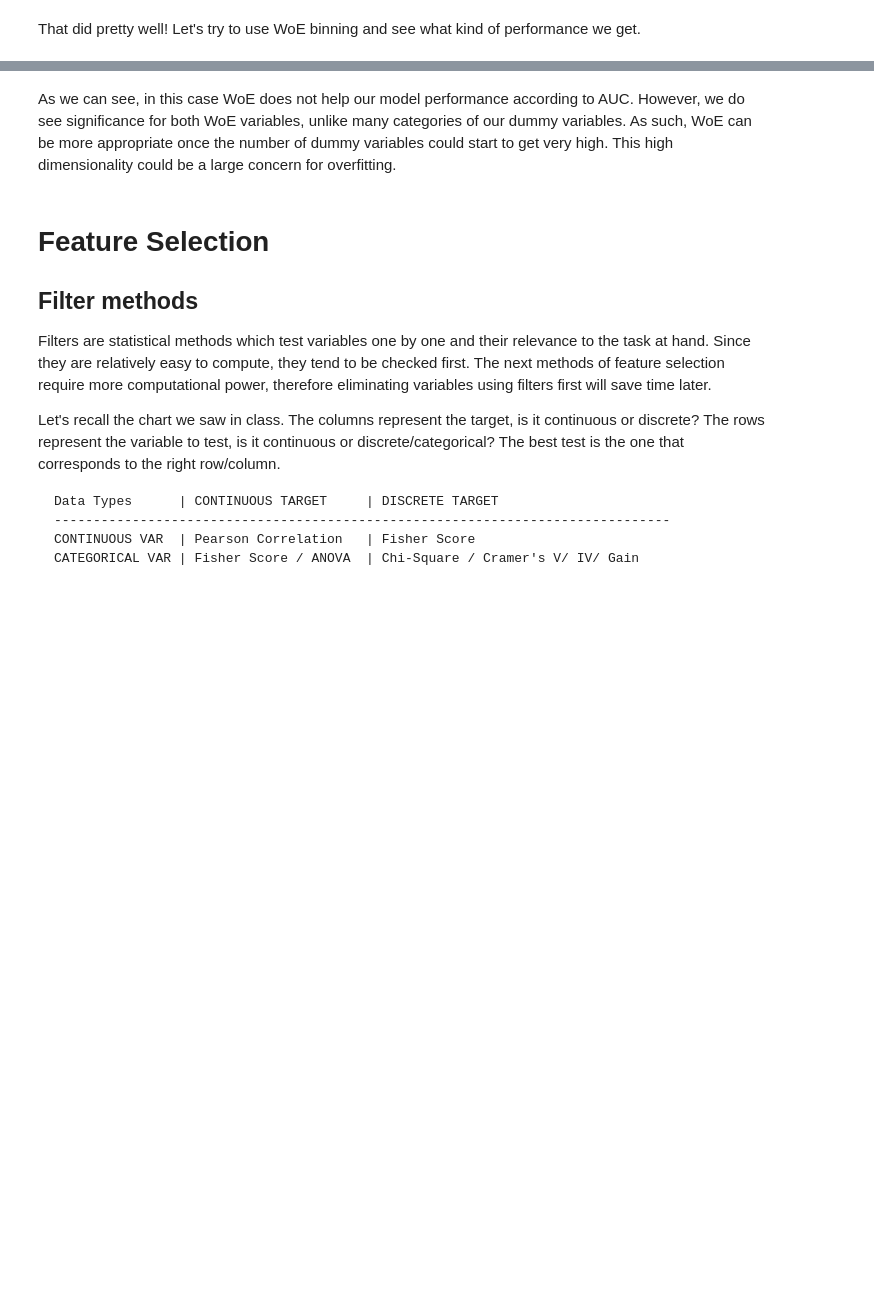
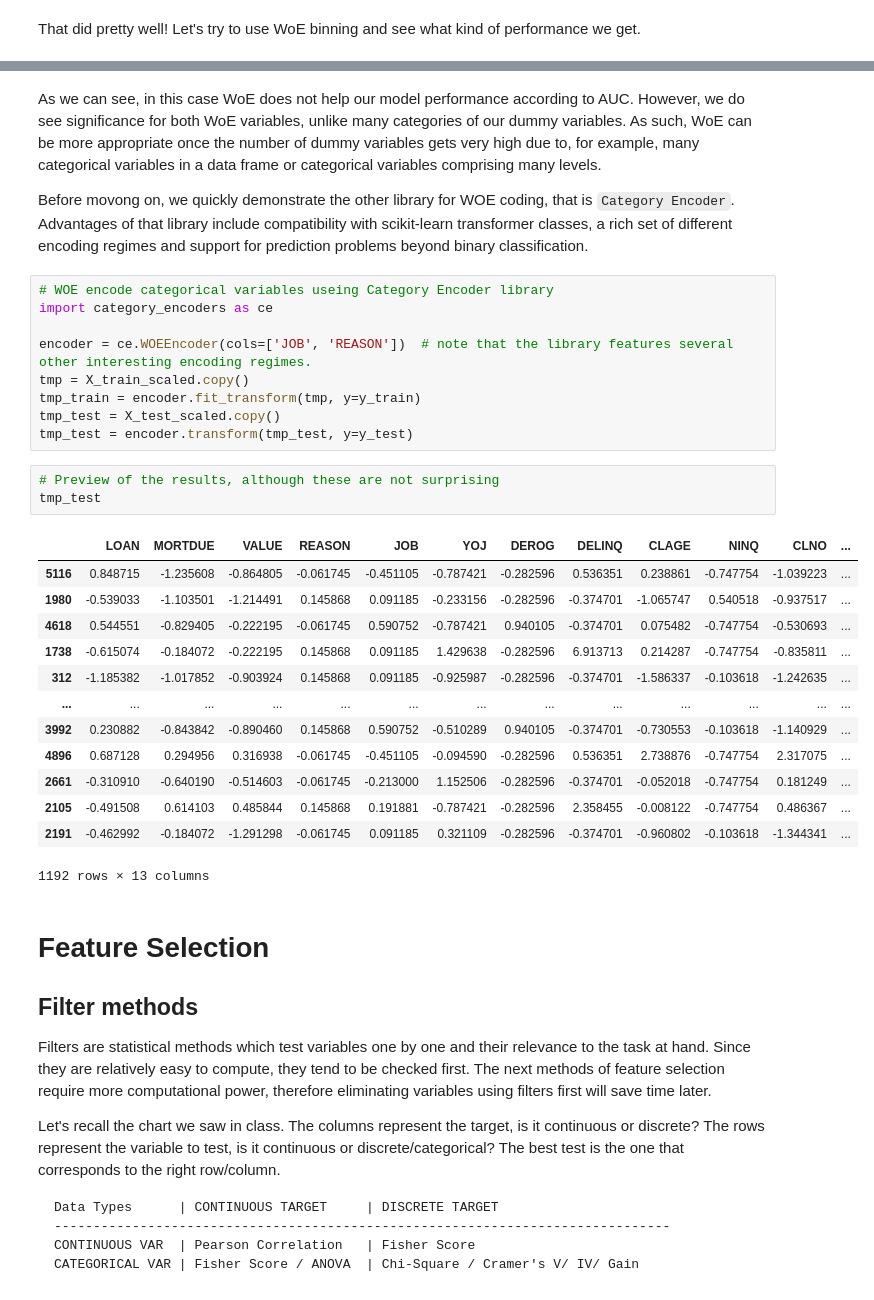
Before and after one commit to Humboldt-WI/bads, a Jupyter notebook: demo_notebooks/9_nb_feature_engineering.ipynb, the cells around one changed output, grey strips where cells are left out. Drawn from its saved outputs; the diff is of its cells as text; blank space fills up the shorter version.

Commit message:
Adding Category Encoder example

```diff
--- a/demo_notebooks/9_nb_feature_engineering.ipynb
+++ b/demo_notebooks/9_nb_feature_engineering.ipynb
@@ -732,5 +810,33 @@ roc_auc_score(y_test.sort_index(), y_pred)
 # %% [markdown]
-As we can see, in this case WoE does not help our model performance according to AUC. However, we do see significance for both WoE variables, unlike many categories of our dummy variables. As such, WoE can be more appropriate once the number of dummy variables could start to get very high. This high dimensionality could be a large concern for overfitting.
+As we can see, in this case WoE does not help our model performance according to AUC. However, we do see significance for both WoE variables, unlike many categories of our dummy variables. As such, WoE can be more appropriate once the number of dummy variables gets very high due to, for example, many categorical variables in a data frame or categorical variables comprising many levels.
+
+Before movong on, we quickly demonstrate the other library for WOE coding, that is `Category Encoder`. Advantages of that library include compatibility with scikit-learn transformer classes, a rich set of different encoding regimes and support for prediction problems beyond binary classification.
+# %%
+# WOE encode categorical variables useing Category Encoder library
+import category_encoders as ce
+
+encoder = ce.WOEEncoder(cols=['JOB', 'REASON'])  # note that the library features several other interesting encoding regimes.
+tmp = X_train_scaled.copy()
+tmp_train = encoder.fit_transform(tmp, y=y_train)
+tmp_test = X_test_scaled.copy()
+tmp_test = encoder.transform(tmp_test, y=y_test)
+# %%
+# Preview of the results, although these are not surprising
+tmp_test
+# %% [output]
+|  | LOAN | MORTDUE | VALUE | REASON | JOB | YOJ | DEROG | DELINQ | CLAGE | NINQ | CLNO | ... |
+| 5116 | 0.848715 | -1.235608 | -0.864805 | -0.061745 | -0.451105 | -0.787421 | -0.282596 | 0.536351 | 0.238861 | -0.747754 | -1.039223 | ... |
+| 1980 | -0.539033 | -1.103501 | -1.214491 | 0.145868 | 0.091185 | -0.233156 | -0.282596 | -0.374701 | -1.065747 | 0.540518 | -0.937517 | ... |
+| 4618 | 0.544551 | -0.829405 | -0.222195 | -0.061745 | 0.590752 | -0.787421 | 0.940105 | -0.374701 | 0.075482 | -0.747754 | -0.530693 | ... |
+| 1738 | -0.615074 | -0.184072 | -0.222195 | 0.145868 | 0.091185 | 1.429638 | -0.282596 | 6.913713 | 0.214287 | -0.747754 | -0.835811 | ... |
+| 312 | -1.185382 | -1.017852 | -0.903924 | 0.145868 | 0.091185 | -0.925987 | -0.282596 | -0.374701 | -1.586337 | -0.103618 | -1.242635 | ... |
+| ... | ... | ... | ... | ... | ... | ... | ... | ... | ... | ... | ... | ... |
+| 3992 | 0.230882 | -0.843842 | -0.890460 | 0.145868 | 0.590752 | -0.510289 | 0.940105 | -0.374701 | -0.730553 | -0.103618 | -1.140929 | ... |
+| 4896 | 0.687128 | 0.294956 | 0.316938 | -0.061745 | -0.451105 | -0.094590 | -0.282596 | 0.536351 | 2.738876 | -0.747754 | 2.317075 | ... |
+| 2661 | -0.310910 | -0.640190 | -0.514603 | -0.061745 | -0.213000 | 1.152506 | -0.282596 | -0.374701 | -0.052018 | -0.747754 | 0.181249 | ... |
+| 2105 | -0.491508 | 0.614103 | 0.485844 | 0.145868 | 0.191881 | -0.787421 | -0.282596 | 2.358455 | -0.008122 | -0.747754 | 0.486367 | ... |
+| 2191 | -0.462992 | -0.184072 | -1.291298 | -0.061745 | 0.091185 | 0.321109 | -0.282596 | -0.374701 | -0.960802 | -0.103618 | -1.344341 | ... |
+1192 rows × 13 columns
 # %% [markdown]
 # Feature Selection
 
```
Also changed, not shown: parts of 38 cells of this notebook.
